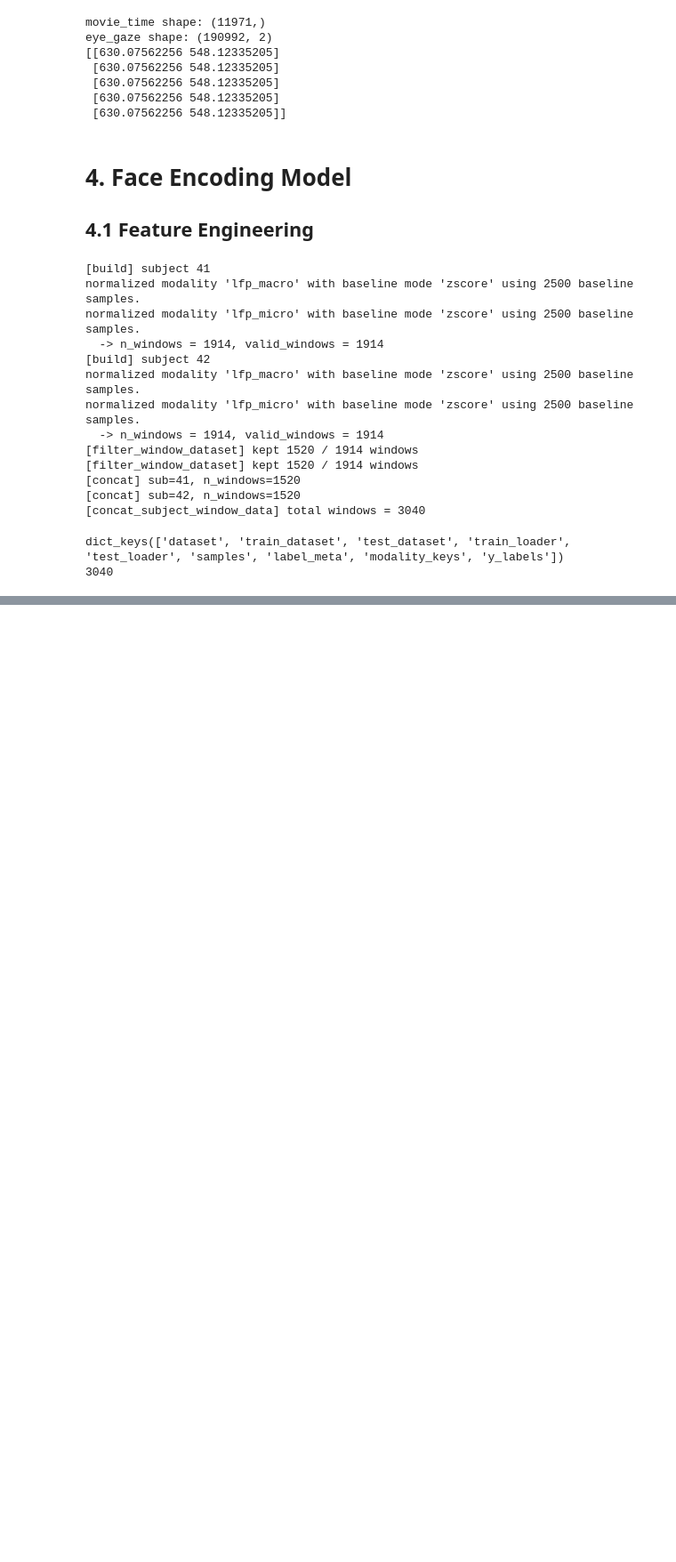
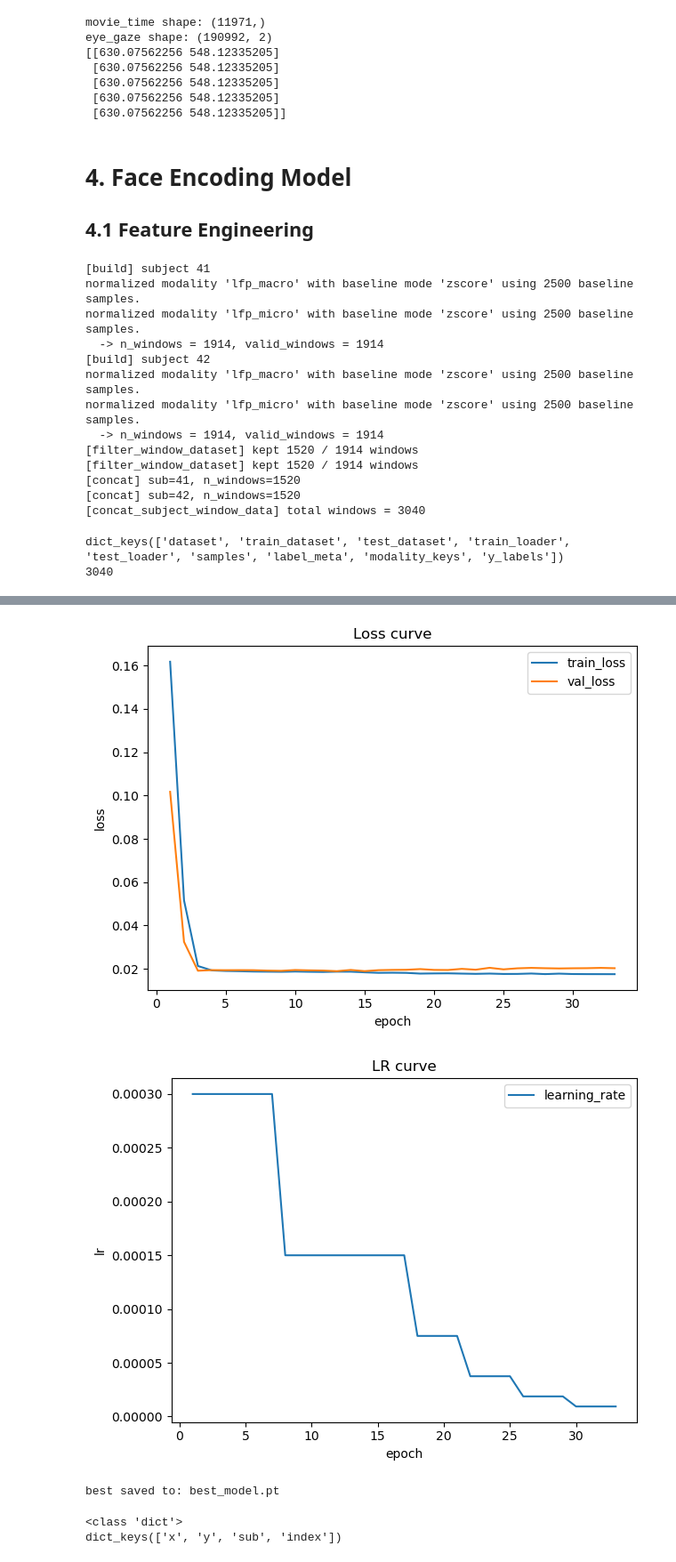
Before and after one commit to DanteLONG-NEO/CompNeuro_CDT, a Jupyter notebook: notebook/neural_network.ipynb, the cells around one changed output, grey strips where cells are left out. Shown at 89% size. Saved outputs shown, nothing was run; the diff lists cells and outputs as text; code cells hidden in the pictures; blank space fills up the shorter version.

Commit message:
train  model

```diff
--- a/notebook/neural_network.ipynb
+++ b/notebook/neural_network.ipynb
@@ -510,7 +508,7 @@ train_loader = out["train_loader"]
 test_loader = out["test_loader"]
 
 model = full_model.MultiModalFusionModel(
-    modalities=["lfp_macro", "lfp_micro", "eye_gaze", "pupil"],
+    modalities=["lfp_macro", "lfp_micro"],
     n_temporal_layers=2,
     b_mod_early_fusion=True,
     d_encoder_dim=32,
@@ -547,0 +562,19 @@ AttributeError: 'SequentialModel' object has no attribute 'attn_pool'
+[figure, added]
+[figure, added]
+best saved to: best_model.pt
+# %%
+batch = next(iter(test_loader))
+print(type(batch))
+
+if isinstance(batch, (list, tuple)):
+    print("len(batch) =", len(batch))
+    for i, item in enumerate(batch):
+        if hasattr(item, "shape"):
+            print(i, type(item), item.shape)
+        else:
+            print(i, type(item))
+elif isinstance(batch, dict):
+    print(batch.keys())
+# %% [output]
+<class 'dict'>
+dict_keys(['x', 'y', 'sub', 'index'])
```
Also changed, not shown: parts of 5 cells of this notebook, 3 other files.
